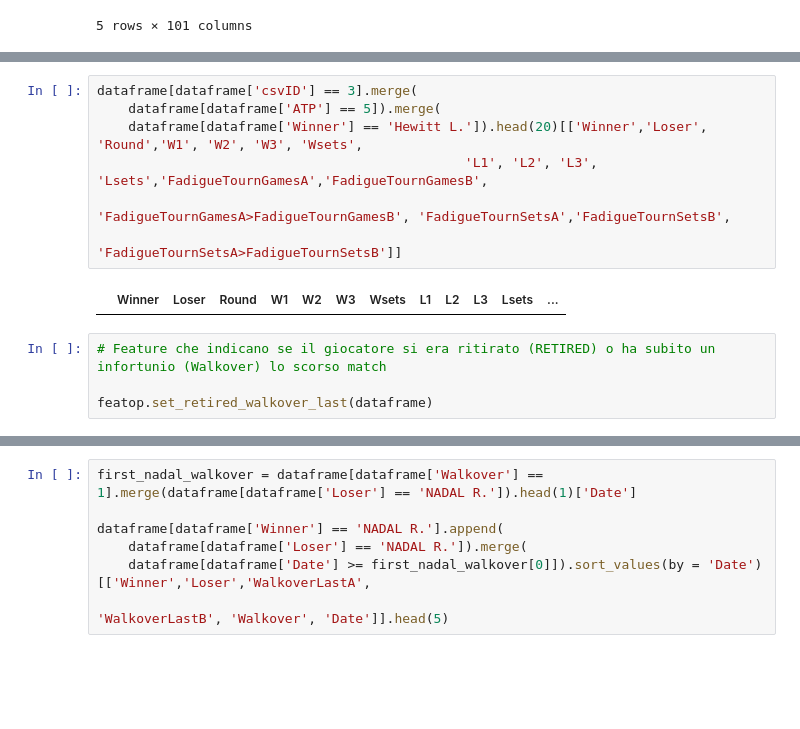
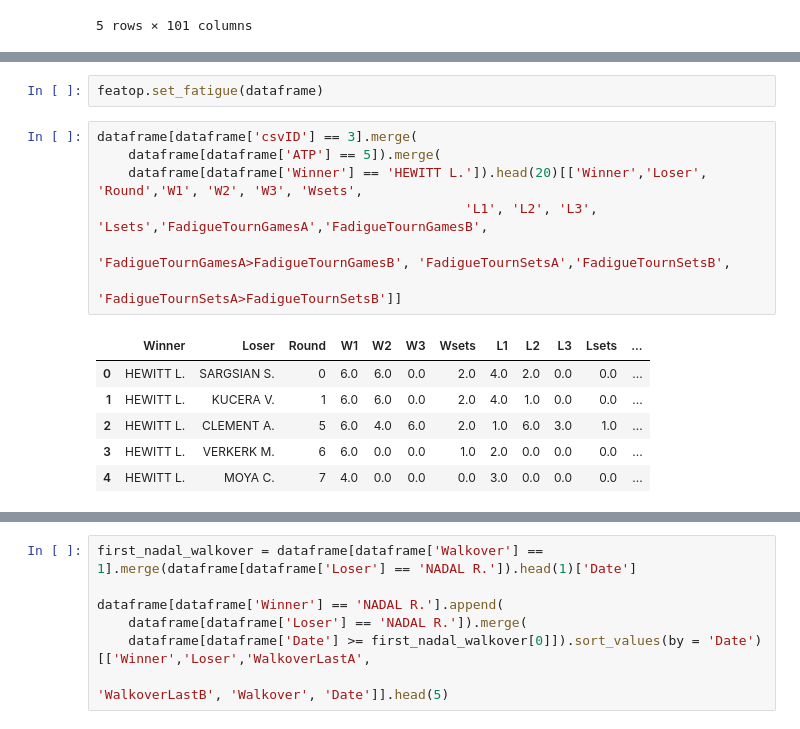
Before and after one commit to RiccardoSpolaor/Predict_Winner_2020_Australian_Open, a Jupyter notebook: Finale/05 Adding New Features.ipynb, the cells around one changed output, grey strips where cells are left out. Cells and saved outputs as stored; diff of their text form; blank space fills up the shorter version.

```diff
--- a/Finale/05 Adding New Features.ipynb
+++ b/Finale/05 Adding New Features.ipynb
@@ -170,13 +78,16 @@ featop.set_fatigue(dataframe)
+# %%
+featop.set_fatigue(dataframe)
 # %%
 dataframe[dataframe['csvID'] == 3].merge(
     dataframe[dataframe['ATP'] == 5]).merge(
-    dataframe[dataframe['Winner'] == 'Hewitt L.']).head(20)[['Winner','Loser', 'Round','W1', 'W2', 'W3', 'Wsets',
+    dataframe[dataframe['Winner'] == 'HEWITT L.']).head(20)[['Winner','Loser', 'Round','W1', 'W2', 'W3', 'Wsets',
                                                'L1', 'L2', 'L3', 'Lsets','FadigueTournGamesA','FadigueTournGamesB',
                                                'FadigueTournGamesA>FadigueTournGamesB', 'FadigueTournSetsA','FadigueTournSetsB',
                                                'FadigueTournSetsA>FadigueTournSetsB']]
 # %% [output]
 |  | Winner | Loser | Round | W1 | W2 | W3 | Wsets | L1 | L2 | L3 | Lsets | ... |
+| 0 | HEWITT L. | SARGSIAN S. | 0 | 6.0 | 6.0 | 0.0 | 2.0 | 4.0 | 2.0 | 0.0 | 0.0 | ... |
+| 1 | HEWITT L. | KUCERA V. | 1 | 6.0 | 6.0 | 0.0 | 2.0 | 4.0 | 1.0 | 0.0 | 0.0 | ... |
+| 2 | HEWITT L. | CLEMENT A. | 5 | 6.0 | 4.0 | 6.0 | 2.0 | 1.0 | 6.0 | 3.0 | 1.0 | ... |
+| 3 | HEWITT L. | VERKERK M. | 6 | 6.0 | 0.0 | 0.0 | 1.0 | 2.0 | 0.0 | 0.0 | 0.0 | ... |
+| 4 | HEWITT L. | MOYA C. | 7 | 4.0 | 0.0 | 0.0 | 0.0 | 3.0 | 0.0 | 0.0 | 0.0 | ... |
-# %%
-# Feature che indicano se il giocatore si era ritirato (RETIRED) o ha subito un infortunio (Walkover) lo scorso match
-
-featop.set_retired_walkover_last(dataframe)
```
Also changed, not shown: parts of 22 cells of this notebook, 2 other files.
